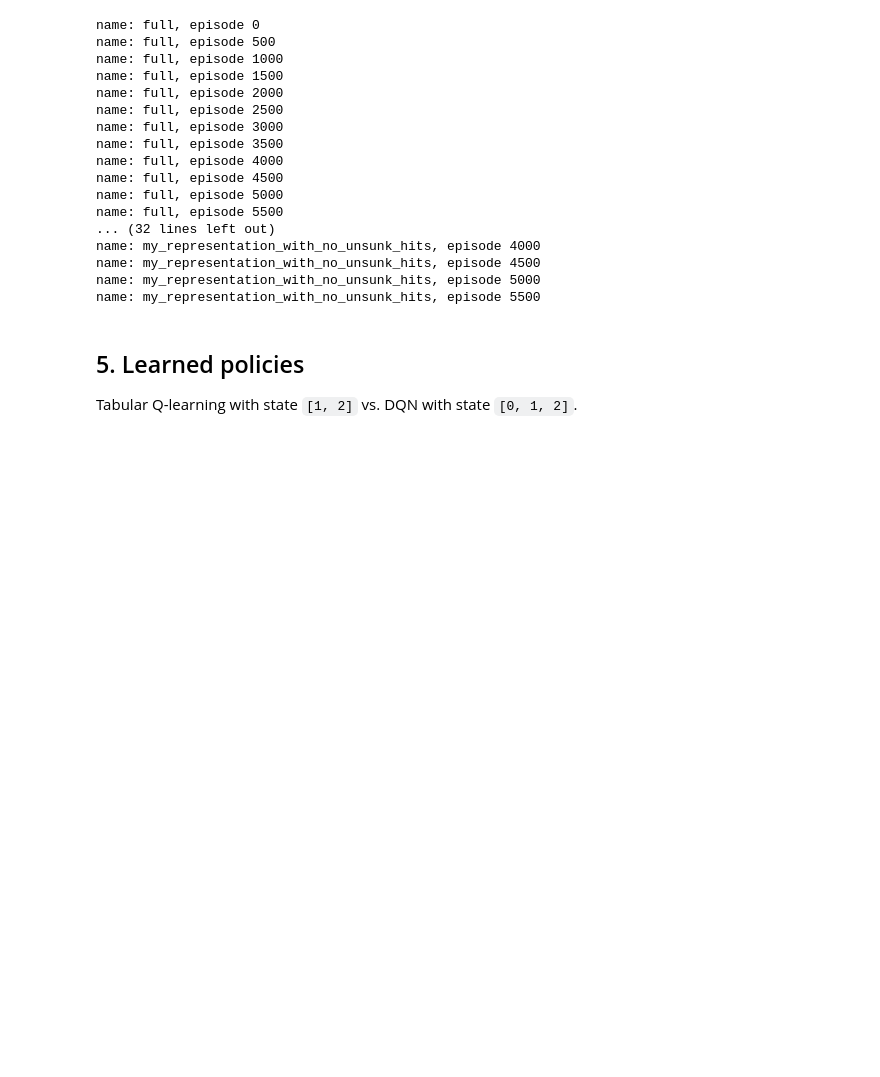
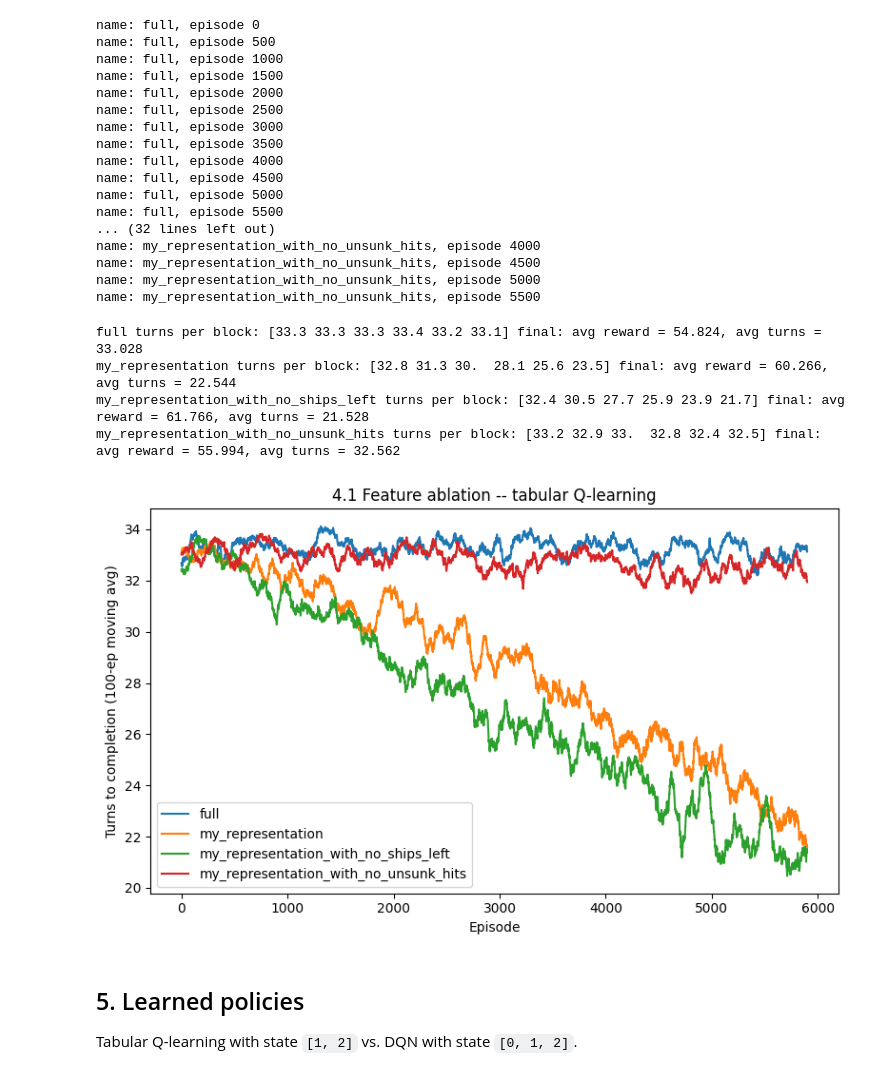
Before and after one commit to RobertMyersJr/CSC-5661, a Jupyter notebook: lab_4/Battleship_DQN_starter.ipynb, the cells around one changed output. Cells and saved outputs as stored; diff of their text form; code cells hidden in the pictures; blank space fills up the shorter version.

```diff
--- a/lab_4/Battleship_DQN_starter.ipynb
+++ b/lab_4/Battleship_DQN_starter.ipynb
@@ -855,18 +855,26 @@ name: my_representation_with_no_unsunk_hits, episode 5500
 # %%
 block, final_window = 1000, 500
 for name, res in ablation.items():
     blocks = res['turns'].reshape(-1, block).mean(axis=1)
     print(f"{name} turns per block: {np.round(blocks, 1)} final: avg reward = {res['rewards'][-final_window:].mean()}, avg turns = {res['turns'][-final_window:].mean()}")
 
 plt.figure(figsize=(8,5))
 for name, res in ablation.items():
-    plt.plot(res['turns'], label=name)
+    # Needed otherwise graph looks bad with raw data
+    smooth = np.convolve(res['turns'], np.ones(100)/100, mode='valid')
+    plt.plot(smooth, label=name)
 plt.xlabel('Episode')
 plt.ylabel('Turns to completion (100-ep moving avg)')
 plt.title('4.1 Feature ablation -- tabular Q-learning')
 plt.legend()
 plt.tight_layout()
 plt.show()
+# %% [output]
+full turns per block: [33.3 33.3 33.3 33.4 33.2 33.1] final: avg reward = 54.824, avg turns = 33.028
+my_representation turns per block: [32.8 31.3 30.  28.1 25.6 23.5] final: avg reward = 60.266, avg turns = 22.544
+my_representation_with_no_ships_left turns per block: [32.4 30.5 27.7 25.9 23.9 21.7] final: avg reward = 61.766, avg turns = 21.528
+my_representation_with_no_unsunk_hits turns per block: [33.2 32.9 33.  32.8 32.4 32.5] final: avg reward = 55.994, avg turns = 32.562
+[figure, added]
 # %% [markdown]
 ## 5. Learned policies
 Tabular Q-learning with state `[1, 2]` vs. DQN with state `[0, 1, 2]`.
```
Also changed, not shown: parts of 4 cells of this notebook.
